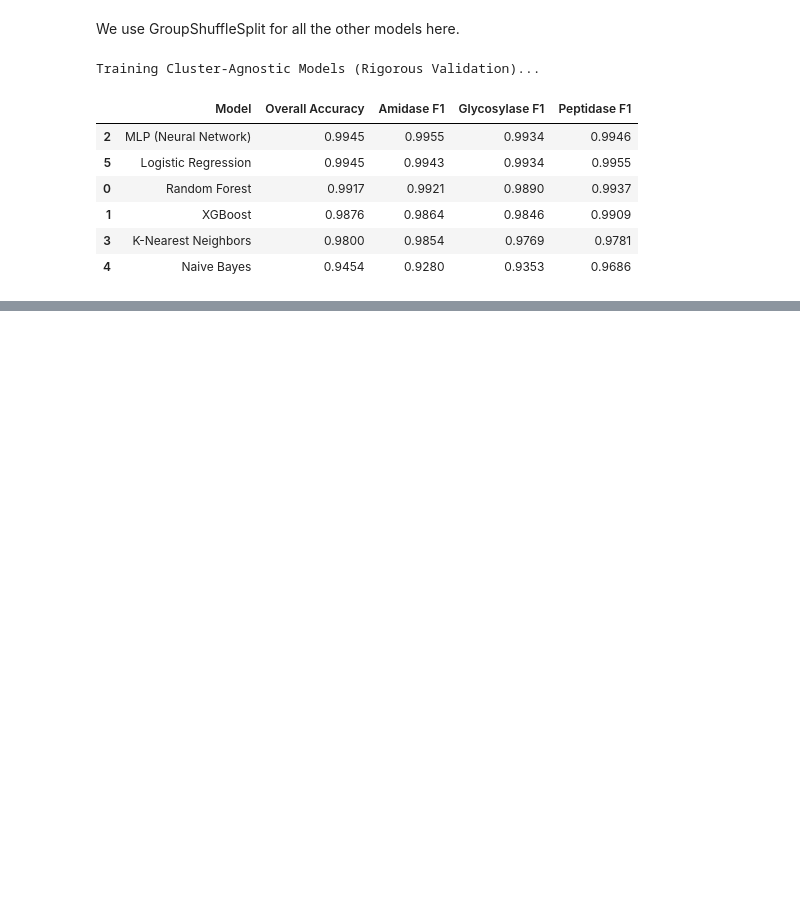
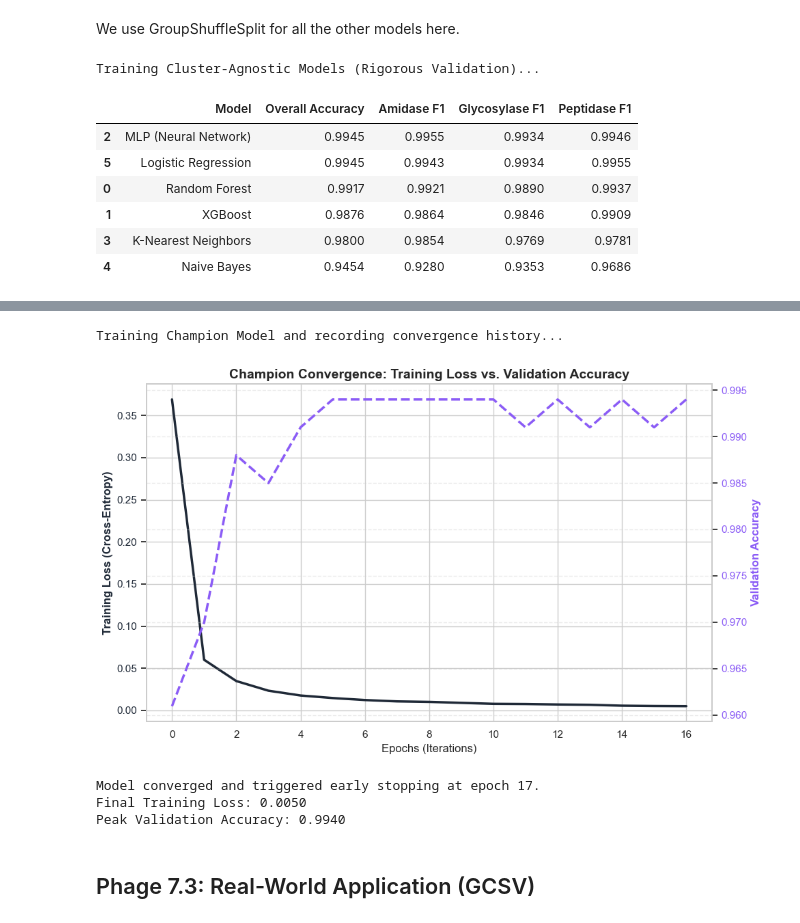
Before and after one commit to Criflar/phage-enzyme-classifier, a Jupyter notebook: phagelytic-esm.ipynb, the cells around one changed output, grey strips where cells are left out. Drawn from its saved outputs; the diff is of its cells as text; code cells hidden in the pictures; blank space fills up the shorter version.

```diff
--- a/phagelytic-esm.ipynb
+++ b/phagelytic-esm.ipynb
@@ -762,0 +1011,52 @@ Convergence achieved at iteration: 17
+# %%
+# 1. Initialize an MLP specifically configured to track validation performance
+mlp_history = MLPClassifier(
+    hidden_layer_sizes=(100,),
+    max_iter=500,
+    solver='adam',
+    random_state=42,
+    early_stopping=True,    # Automatically carves out 10% for validation tracking
+    validation_fraction=0.1
+)
+
+print("Convergence history:")
+mlp_history.fit(X_train_scaled, y_train)
+
+# 2. Extract History
+# Note: Scikit-learn's MLP records loss for training, and accuracy scores for validation
+train_loss = mlp_history.loss_curve_
+val_accuracy = mlp_history.validation_scores_
+
+# 3. Plotting Training Loss vs Validation Accuracy on Twin Axes
+fig, ax1 = plt.subplots(figsize=(10, 6))
+
+# Axis 1: Training Loss (Cross-Entropy)
+color1 = '#1f2937'
+ax1.set_xlabel('Epochs (Iterations)', fontsize=12)
+ax1.set_ylabel('Training Loss (Cross-Entropy)', color=color1, fontsize=12, fontweight='bold')
+ax1.plot(train_loss, color=color1, lw=2.5, label='Training Loss')
+ax1.tick_params(axis='y', labelcolor=color1)
+
+# Axis 2: Validation Accuracy
+ax2 = ax1.twinx()
+color2 = '#8b5cf6'
+ax2.set_ylabel('Validation Accuracy', color=color2, fontsize=12, fontweight='bold')
+ax2.plot(val_accuracy, color=color2, lw=2.5, linestyle='dashed', label='Validation Accuracy')
+ax2.tick_params(axis='y', labelcolor=color2)
+
+plt.title('Champion Convergence: Training Loss vs. Validation Accuracy', fontsize=14, fontweight='bold')
+fig.tight_layout()
+plt.grid(True, linestyle='--', alpha=0.4)
+plt.show()
+
+print(f"Model converged and triggered early stopping at epoch {len(train_loss)}.")
+print(f"Final Training Loss: {train_loss[-1]:.4f}")
+print(f"Peak Validation Accuracy: {max(val_accuracy):.4f}")
+# %% [output]
+Training Champion Model and recording convergence history...
+[figure, added]
+Model converged and triggered early stopping at epoch 17.
+Final Training Loss: 0.0050
+Peak Validation Accuracy: 0.9940
+# %% [markdown]
+## Phage 7.3: Real-World Application (GCSV)
```
Also changed, not shown: parts of 27 cells of this notebook, 11 other files.
